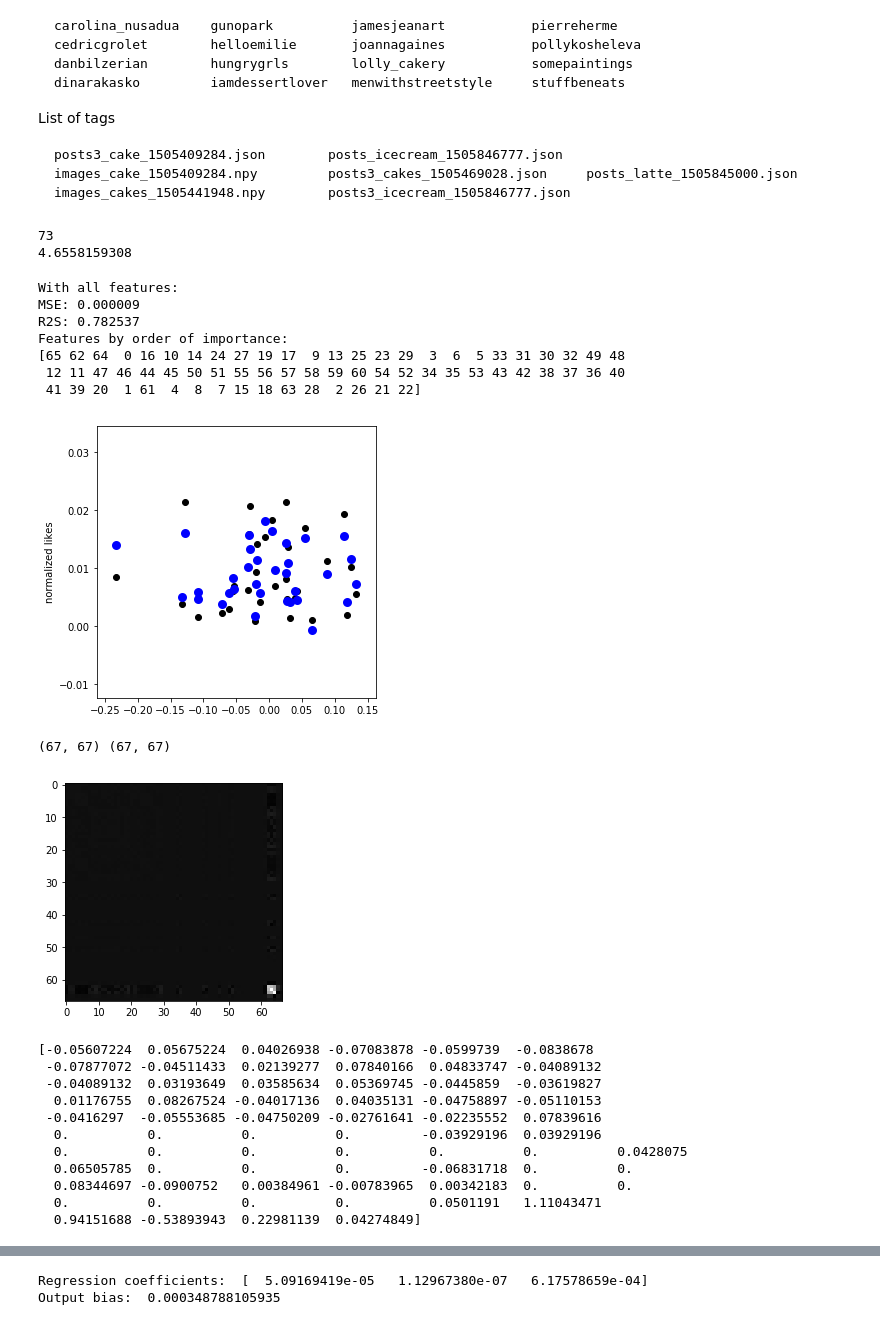
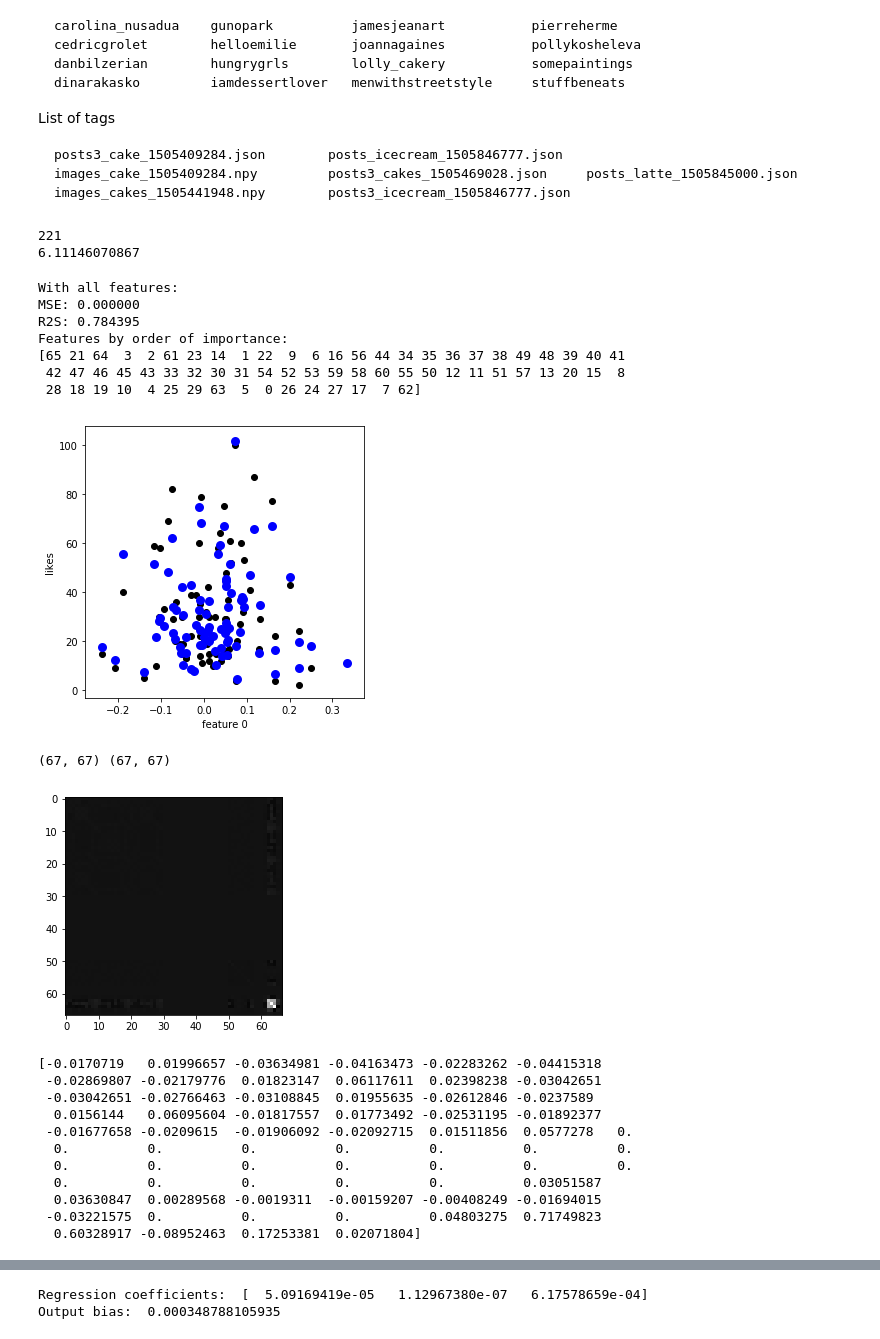
Before and after one commit to AlbertHJLee/minster, a Jupyter notebook: feature_engineering.ipynb, the cells around one changed output, grey strips where cells are left out. Saved outputs shown, nothing was run; the diff lists cells and outputs as text; code cells hidden in the pictures.

```diff
--- a/feature_engineering.ipynb
+++ b/feature_engineering.ipynb
@@ -47,8 +47,8 @@ if userSpecific:
 
 else:
     bytag = True
-    posts, images = utils.getData('posts_cakes_1505469028.json',updated=True,rawimages=True)
-    with open('data/users_cakes_1505469028.json','r') as infile:
+    posts, images = utils.getData('posts_cake_1505409284.json',updated=True,rawimages=True)
+    with open('data/users_cake_1505409284.json','r') as infile:
             users = json.load(infile)
     dfu = pandas.DataFrame(users)
     dfp = pandas.DataFrame(posts)
@@ -129,8 +129,8 @@ for i in range(nposts0):
 print counter
 print np.mean(meanlikes2)
 # %% [output]
-73
-4.6558159308
+221
+6.11146070867
 # %%
 """
 Normalize data
@@ -518,58 +518,60 @@ if True:
 
     fig = plt.figure(figsize=[5,5])
     feat = 0
-    plt.scatter(data_cross[:,feat], y_cross,  color='black')
-    plt.scatter(data_cross[:,feat], y_pred, color='blue', linewidth=3)
-    #plt.xlabel('normalized contrast')
-    plt.ylabel('normalized likes')
+    rescale = lambda x: x*(max_y-min_y)+mean_y
+    plt.scatter(data_cross[:,feat], rescale(y_cross),  color='black')
+    plt.scatter(data_cross[:,feat], rescale(y_pred), color='blue', linewidth=3)
+    #plt.ylabel('normalized likes')
+    plt.ylabel('likes')
+    plt.xlabel('feature %d'%(feat,))
     plt.show()
 
     cov = np.cov(np.append(data_train,y_train.reshape([ntrain,1]),axis=1).transpose())
     #rescale = (lambda x: np.sqrt(x) if (x >= 0) else -np.sqrt(-x))
     covplot = cov
 
     indices = (cov >= 0)
     print indices.shape, cov.shape
     covplot[indices] = np.power(cov[indices],.3)
     meanpos = np.mean(covplot[indices])
 
     indices = (cov < 0)
     covplot[indices] = -np.power(-cov[indices],.3)
     meanneg = np.mean(covplot[indices])
 
     if False:
         covplot = np.append(covplot[:,:38],covplot[:,41:],axis=1)
         covplot = np.append(covplot[:,:9],covplot[:,30:],axis=1)
         covplot = np.append(covplot[:38,:],covplot[41:,:],axis=0)
         covplot = np.append(covplot[:9,:],covplot[30:,:],axis=0)
         limit = np.max( np.array([-meanneg,meanpos]) )*0.3
         plt.imshow(covplot,cmap='bwr',vmin=-limit,vmax=limit)
     else:
         plt.imshow(covplot,cmap='gray')
     plt.show()
     print cov[-1,:] #, data_test[1,:]
 # %% [output]
 With all features:
-MSE: 0.000009
-R2S: 0.782537
+MSE: 0.000000
+R2S: 0.784395
 Features by order of importance:
-[65 62 64  0 16 10 14 24 27 19 17  9 13 25 23 29  3  6  5 33 31 30 32 49 48
- 12 11 47 46 44 45 50 51 55 56 57 58 59 60 54 52 34 35 53 43 42 38 37 36 40
- 41 39 20  1 61  4  8  7 15 18 63 28  2 26 21 22]
+[65 21 64  3  2 61 23 14  1 22  9  6 16 56 44 34 35 36 37 38 49 48 39 40 41
+ 42 47 46 45 43 33 32 30 31 54 52 53 59 58 60 55 50 12 11 51 57 13 20 15  8
+ 28 18 19 10  4 25 29 63  5  0 26 24 27 17  7 62]
-[figure, old version]
+[figure, new version]
 (67, 67) (67, 67)
 [figure]
-[-0.05607224  0.05675224  0.04026938 -0.07083878 -0.0599739  -0.0838678
- -0.07877072 -0.04511433  0.02139277  0.07840166  0.04833747 -0.04089132
- -0.04089132  0.03193649  0.03585634  0.05369745 -0.0445859  -0.03619827
-  0.01176755  0.08267524 -0.04017136  0.04035131 -0.04758897 -0.05110153
- -0.0416297  -0.05553685 -0.04750209 -0.02761641 -0.02235552  0.07839616
-  0.          0.          0.          0.         -0.03929196  0.03929196
-  0.          0.          0.          0.          0.          0.          0.0428075
-  0.06505785  0.          0.          0.         -0.06831718  0.          0.
-  0.08344697 -0.0900752   0.00384961 -0.00783965  0.00342183  0.          0.
-  0.          0.          0.          0.          0.0501191   1.11043471
-  0.94151688 -0.53893943  0.22981139  0.04274849]
+[-0.0170719   0.01996657 -0.03634981 -0.04163473 -0.02283262 -0.04415318
+ -0.02869807 -0.02179776  0.01823147  0.06117611  0.02398238 -0.03042651
+ -0.03042651 -0.02766463 -0.03108845  0.01955635 -0.02612846 -0.0237589
+  0.0156144   0.06095604 -0.01817557  0.01773492 -0.02531195 -0.01892377
+ -0.01677658 -0.0209615  -0.01906092 -0.02092715  0.01511856  0.0577278   0.
+  0.          0.          0.          0.          0.          0.          0.
+  0.          0.          0.          0.          0.          0.          0.
+  0.          0.          0.          0.          0.          0.03051587
+  0.03630847  0.00289568 -0.0019311  -0.00159207 -0.00408249 -0.01694015
+ -0.03221575  0.          0.          0.          0.04803275  0.71749823
+  0.60328917 -0.08952463  0.17253381  0.02071804]
 # %%
 """
 Test models
```
Also changed, not shown: parts of 3 cells of this notebook, 2 other files.
